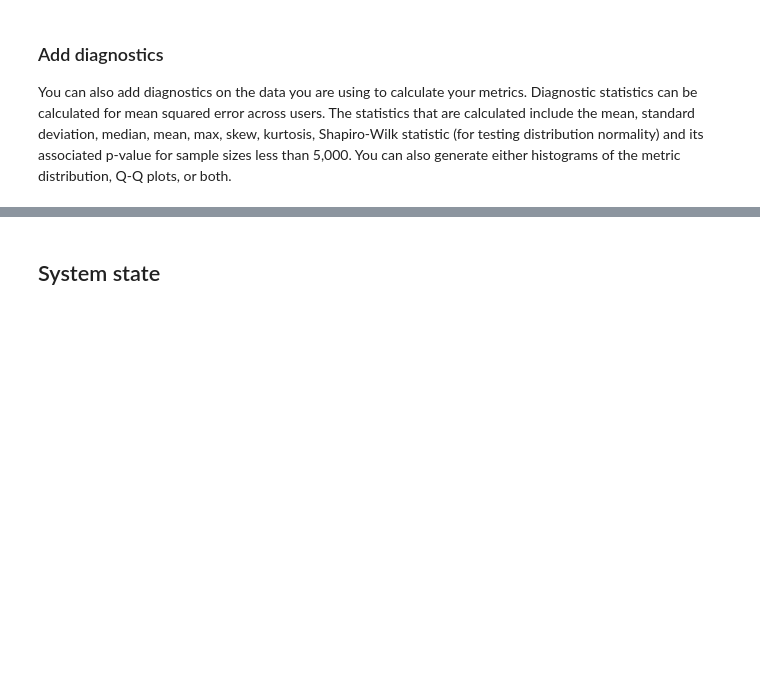
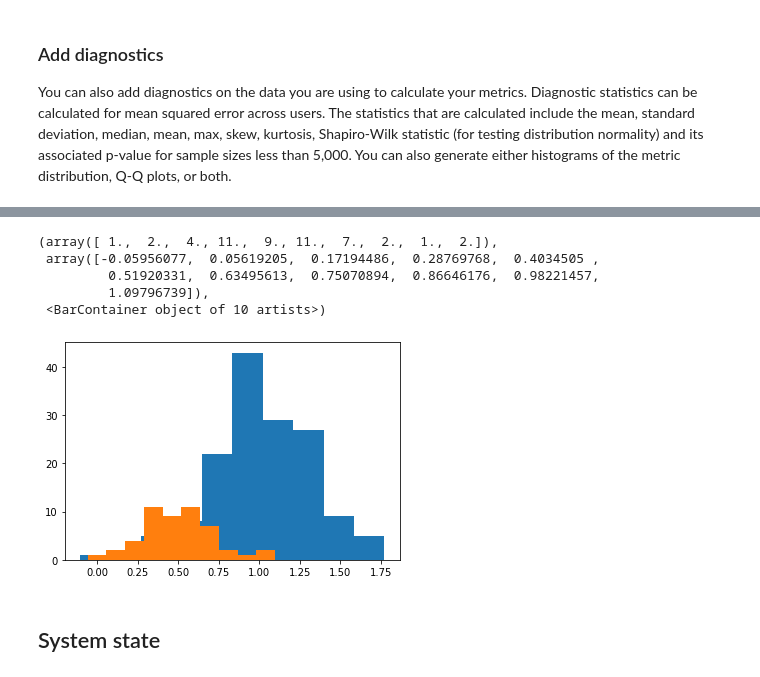
Before and after one commit to elucherini/t-recs, a Jupyter notebook: examples/complete-guide.ipynb, the cells around one changed output, grey strips where cells are left out. Cells and saved outputs as stored; diff of their text form; code cells hidden in the pictures; blank space fills up the shorter version.

```diff
--- a/examples/complete-guide.ipynb
+++ b/examples/complete-guide.ipynb
@@ -259,0 +262,11 @@ filtering.run(timesteps=5)
+# %%
+#when plotting out mean preferences when accounting for group, we can see a clear distinction in preference
+plt.hist(maj_user_representation.mean(axis=1))
+plt.hist(min_user_representation.mean(axis=1))
+# %% [output]
+(array([ 1.,  2.,  4., 11.,  9., 11.,  7.,  2.,  1.,  2.]),
+ array([-0.05956077,  0.05619205,  0.17194486,  0.28769768,  0.4034505 ,
+         0.51920331,  0.63495613,  0.75070894,  0.86646176,  0.98221457,
+         1.09796739]),
+ <BarContainer object of 10 artists>)
+[figure, added]
```
Also changed, not shown: parts of 3 cells of this notebook.
